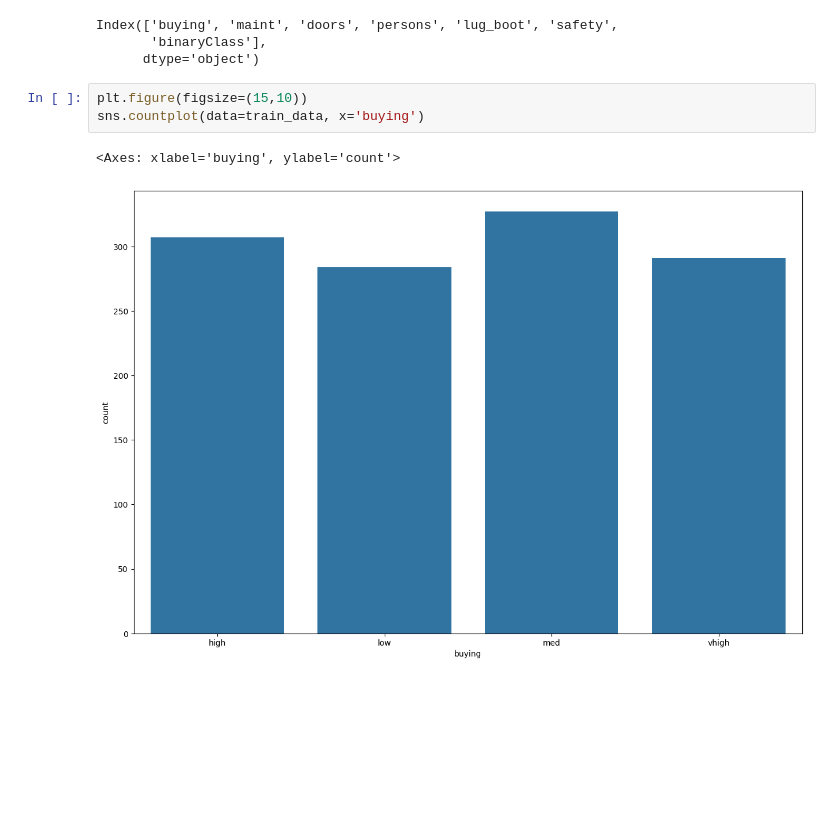
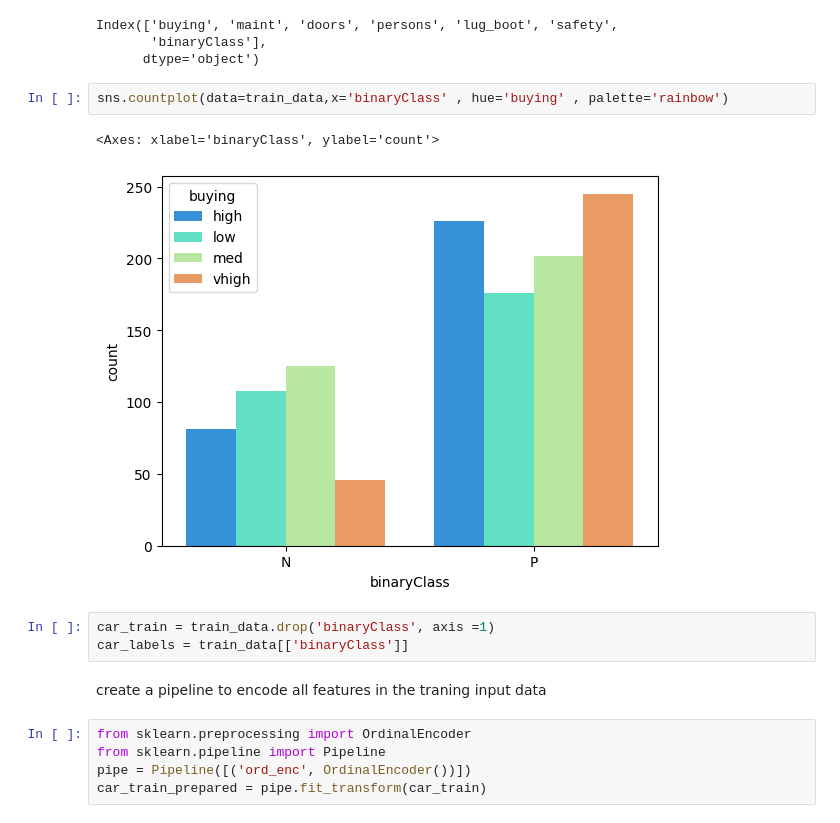
Before and after one commit to arshiya803/AIML-2303A51389, a Jupyter notebook: Lab08_AIML.ipynb, the cells around one changed output. Cells and saved outputs as stored; diff of their text form; blank space fills up the shorter version.

```diff
--- a/Lab08_AIML.ipynb
+++ b/Lab08_AIML.ipynb
@@ -154,8 +160,17 @@ Index(['buying', 'maint', 'doors', 'persons', 'lug_boot', 'safety',
        'binaryClass'],
       dtype='object')
 # %%
-plt.figure(figsize=(15,10))
-sns.countplot(data=train_data, x='buying')
+sns.countplot(data=train_data,x='binaryClass' , hue='buying' , palette='rainbow')
 # %% [output]
-<Axes: xlabel='buying', ylabel='count'>
+<Axes: xlabel='binaryClass', ylabel='count'>
-[figure, old version]
+[figure, new version]
+# %%
+car_train = train_data.drop('binaryClass', axis =1)
+car_labels = train_data[['binaryClass']]
+# %% [markdown]
+create a pipeline to encode all features in the traning input data
+# %%
+from sklearn.preprocessing import OrdinalEncoder
+from sklearn.pipeline import Pipeline
+pipe = Pipeline([('ord_enc', OrdinalEncoder())])
+car_train_prepared = pipe.fit_transform(car_train)
```
Also changed, not shown: parts of 1 cell of this notebook.
